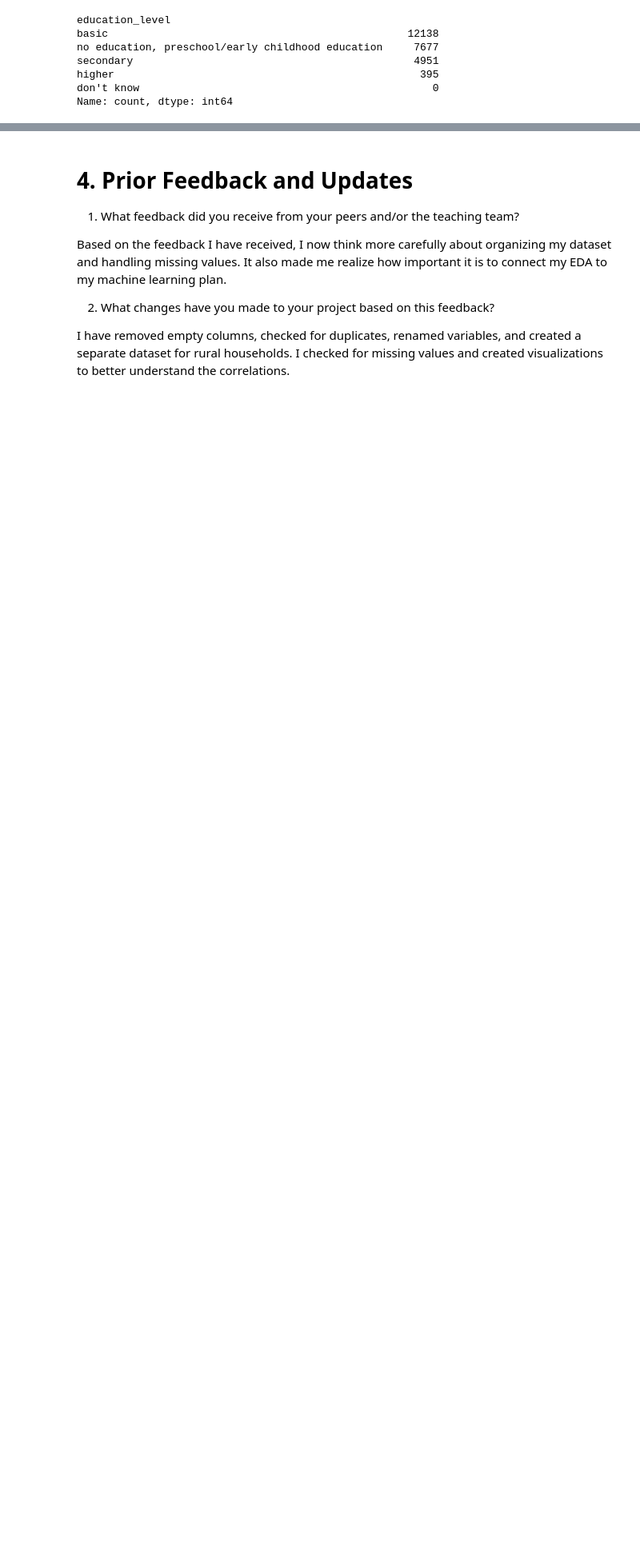
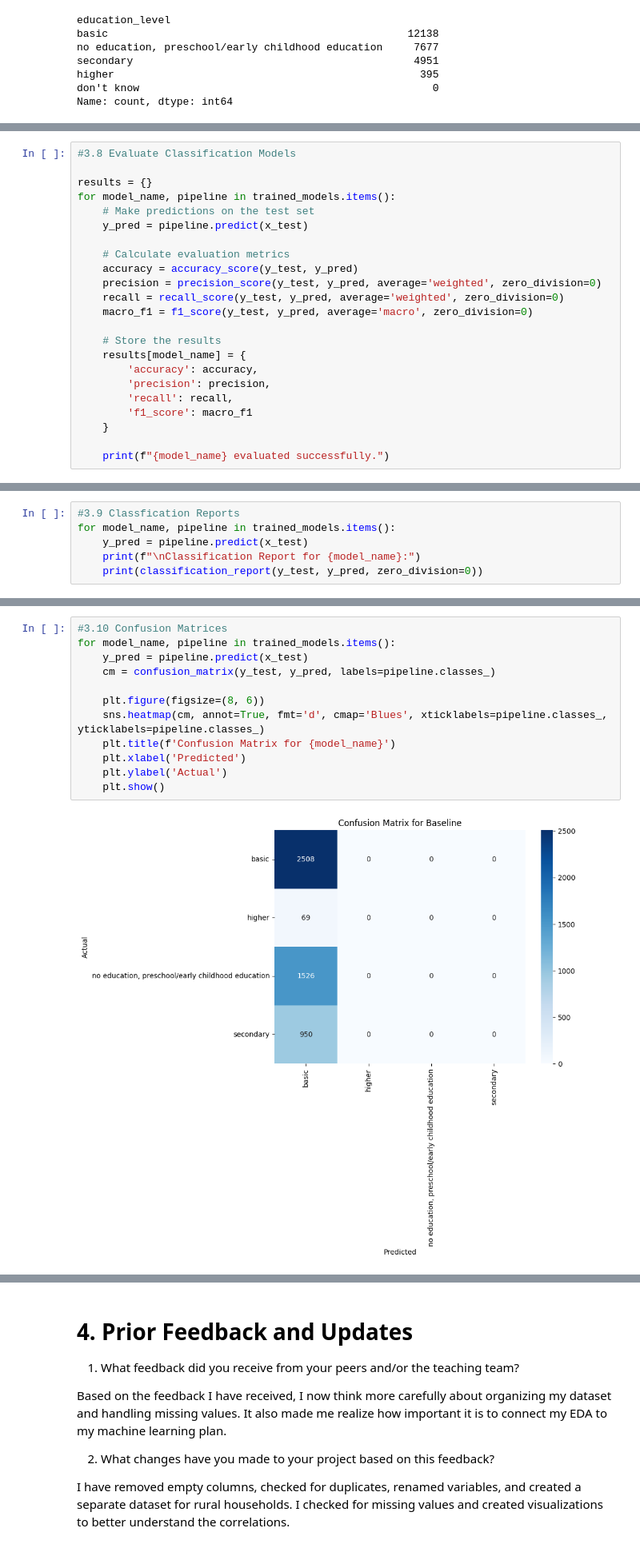
Before and after one commit to IT4063C-Fall2026/data-tech-analytics-final-project-reshikagg, a Jupyter notebook: source.ipynb, the cells around one changed output, grey strips where cells are left out. Shown at 80% size. Drawn from its saved outputs; the diff is of its cells as text; blank space fills up the shorter version.

Commit message:
choosing model for checkpoint 3

```diff
--- a/source.ipynb
+++ b/source.ipynb
@@ -795,0 +1041,23 @@ I plan to record unknown education levels and exclude the "don't know" from the
+# %%
+#3.8 Evaluate Classification Models
+
+results = {}
+for model_name, pipeline in trained_models.items():
+    # Make predictions on the test set
+    y_pred = pipeline.predict(x_test)
+
+    # Calculate evaluation metrics
+    accuracy = accuracy_score(y_test, y_pred)
+    precision = precision_score(y_test, y_pred, average='weighted', zero_division=0)
+    recall = recall_score(y_test, y_pred, average='weighted', zero_division=0)
+    macro_f1 = f1_score(y_test, y_pred, average='macro', zero_division=0)
+
+    # Store the results
+    results[model_name] = {
+        'accuracy': accuracy,
+        'precision': precision,
+        'recall': recall,
+        'f1_score': macro_f1
+    }
+
+    print(f"{model_name} evaluated successfully.")
@@ -795,0 +1078,6 @@ I plan to record unknown education levels and exclude the "don't know" from the
+# %%
+#3.9 Classfication Reports
+for model_name, pipeline in trained_models.items():
+    y_pred = pipeline.predict(x_test)
+    print(f"\nClassification Report for {model_name}:")
+    print(classification_report(y_test, y_pred, zero_division=0))
@@ -795,0 +1102,14 @@ I plan to record unknown education levels and exclude the "don't know" from the
+# %%
+#3.10 Confusion Matrices
+for model_name, pipeline in trained_models.items():
+    y_pred = pipeline.predict(x_test)
+    cm = confusion_matrix(y_test, y_pred, labels=pipeline.classes_)
+
+    plt.figure(figsize=(8, 6))
+    sns.heatmap(cm, annot=True, fmt='d', cmap='Blues', xticklabels=pipeline.classes_, yticklabels=pipeline.classes_)
+    plt.title(f'Confusion Matrix for {model_name}')
+    plt.xlabel('Predicted')
+    plt.ylabel('Actual')
+    plt.show()
+# %% [output]
+[figure, added]
```
Also changed, not shown: parts of 14 cells of this notebook.
